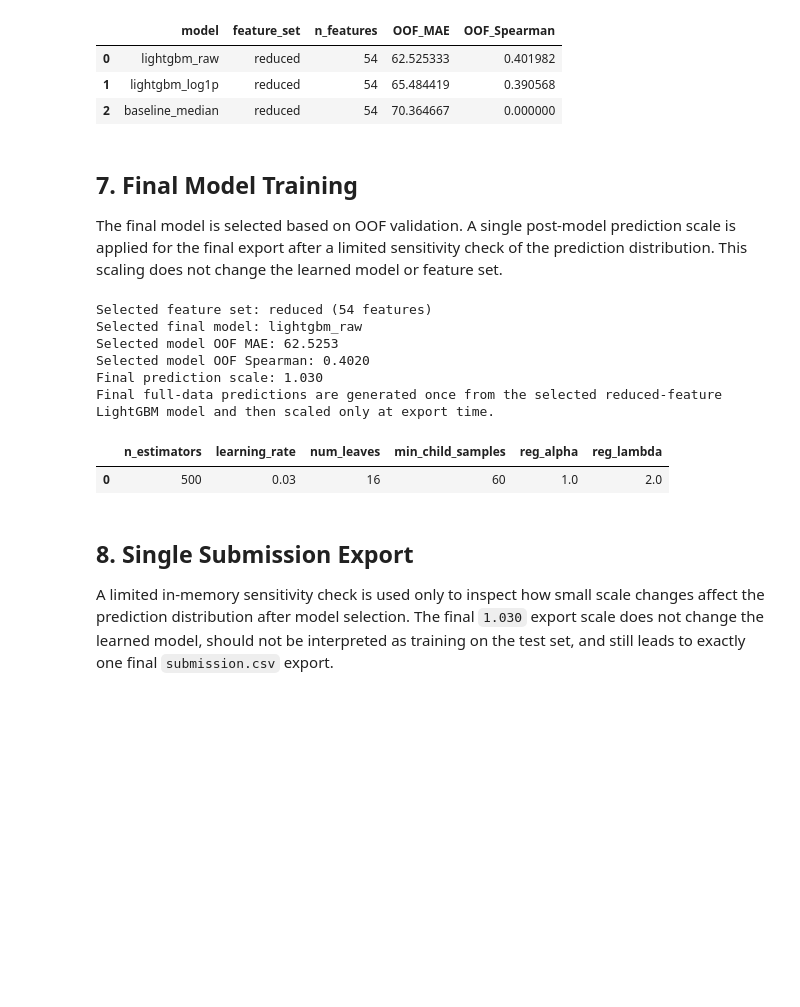
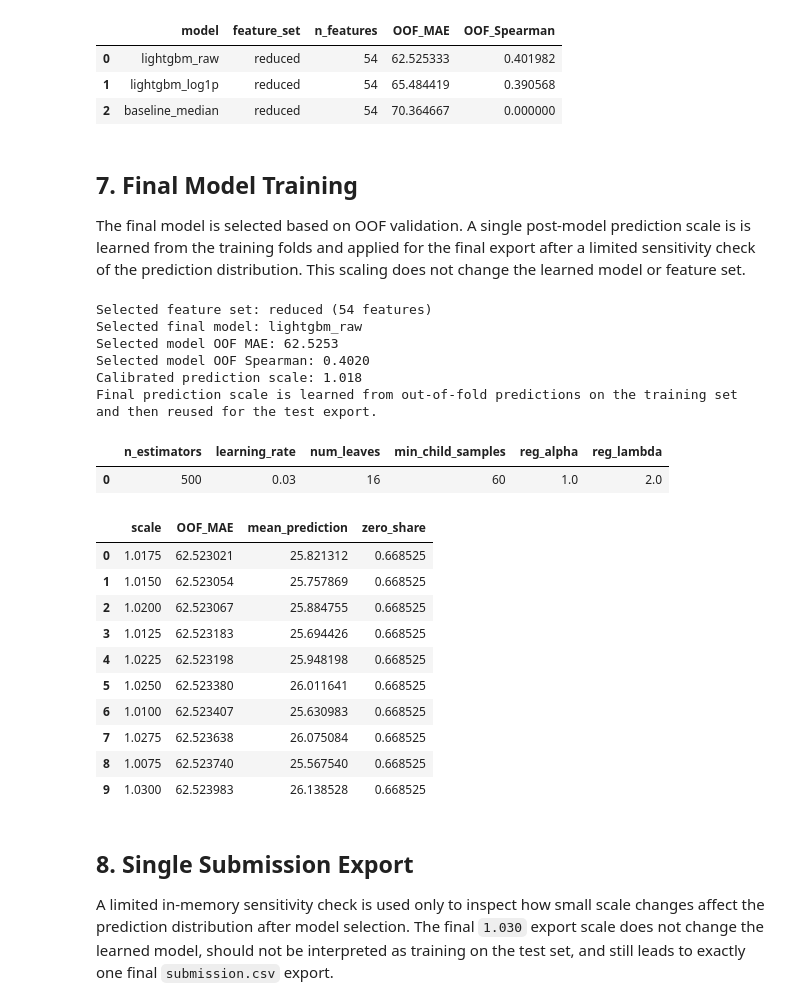
Before and after one commit to milan-devlieger/Advanced-Analytics-in-Business, a Jupyter notebook: Assignment 1/notebooks/assignment1_clv.ipynb, the cells around one changed output. Cells and saved outputs as stored; diff of their text form; code cells hidden in the pictures; blank space fills up the shorter version.

```diff
--- a/Assignment 1/notebooks/assignment1_clv.ipynb
+++ b/Assignment 1/notebooks/assignment1_clv.ipynb
@@ -482,11 +482,32 @@ OOF model comparison:
 # %% [markdown]
 ## 7. Final Model Training
 
-The final model is selected based on OOF validation. A single post-model prediction scale is applied for the final export after a limited sensitivity check of the prediction distribution. This scaling does not change the learned model or feature set.
+The final model is selected based on OOF validation. A single post-model prediction scale is is learned from the training folds and applied for the final export after a limited sensitivity check of the prediction distribution. This scaling does not change the learned model or feature set.
 # %%
 best_model_name = "lightgbm_raw"
 final_prediction_strategy_name = "lightgbm_raw"
-FINAL_PREDICTION_SCALE = 1.030
+
+
+SCALE_GRID = np.linspace(0.90, 1.10, 81)
+
+
+def calibrate_prediction_scale(y_true, oof_predictions, candidate_scales=SCALE_GRID):
+    calibration_rows = []
+    for scale in candidate_scales:
+        calibrated_oof = np.clip(oof_predictions * scale, 0, None)
+        calibration_rows.append({
+            "scale": float(scale),
+            "OOF_MAE": mean_absolute_error(y_true, calibrated_oof),
+            "mean_prediction": float(calibrated_oof.mean()),
+            "zero_share": float((calibrated_oof == 0).mean()),
+        })
+
+    calibration_table = pd.DataFrame(calibration_rows).sort_values(["OOF_MAE", "scale"], ascending=[True, True]).reset_index(drop=True)
+    best_row = calibration_table.iloc[0]
+    return float(best_row["scale"]), calibration_table
+
+
+FINAL_PREDICTION_SCALE, calibration_table = calibrate_prediction_scale(y_train_full, raw_oof)
 
 
 def fit_full_model_predictions(model_name, X_train, y_train, X_score):
@@ -495,37 +516,49 @@ def fit_full_model_predictions(model_name, X_train, y_train, X_score):
     if model_name == "lightgbm_raw":
         model = build_lgbm_model(objective="mae", random_state=RANDOM_STATE)
         model.fit(X_train, y_train)
         return np.clip(np.asarray(model.predict(X_score), dtype=float), 0, None)
     if model_name == "lightgbm_log1p":
         model = build_lgbm_model(objective="regression", random_state=RANDOM_STATE)
         model.fit(X_train, np.log1p(y_train))
         return np.clip(np.expm1(model.predict(X_score)), 0, None)
     raise ValueError(f"Unknown model_name: {model_name}")
 
 
 base_predictions = fit_full_model_predictions(
     best_model_name,
     X_train_selected,
     y_train_full,
     X_test_selected,
 )
 
 print(f"Selected feature set: {selected_feature_set_name} ({len(selected_feature_cols)} features)")
 print(f"Selected final model: {final_prediction_strategy_name}")
 print(f"Selected model OOF MAE: {selected_model_row['OOF_MAE']:.4f}")
 print(f"Selected model OOF Spearman: {selected_model_row['OOF_Spearman']:.4f}")
-print(f"Final prediction scale: {FINAL_PREDICTION_SCALE:.3f}")
-print("Final full-data predictions are generated once from the selected reduced-feature LightGBM model and then scaled only at export time.")
+print(f"Calibrated prediction scale: {FINAL_PREDICTION_SCALE:.3f}")
+print("Final prediction scale is learned from out-of-fold predictions on the training set and then reused for the test export.")
 display(pd.DataFrame([FINAL_LIGHTGBM_CONFIG]))
+display(calibration_table.head(10))
 # %% [output]
 Selected feature set: reduced (54 features)
 Selected final model: lightgbm_raw
 Selected model OOF MAE: 62.5253
 Selected model OOF Spearman: 0.4020
-Final prediction scale: 1.030
-Final full-data predictions are generated once from the selected reduced-feature LightGBM model and then scaled only at export time.
+Calibrated prediction scale: 1.018
+Final prediction scale is learned from out-of-fold predictions on the training set and then reused for the test export.
 |  | n_estimators | learning_rate | num_leaves | min_child_samples | reg_alpha | reg_lambda |
 | 0 | 500 | 0.03 | 16 | 60 | 1.0 | 2.0 |
+|  | scale | OOF_MAE | mean_prediction | zero_share |
+| 0 | 1.0175 | 62.523021 | 25.821312 | 0.668525 |
+| 1 | 1.0150 | 62.523054 | 25.757869 | 0.668525 |
+| 2 | 1.0200 | 62.523067 | 25.884755 | 0.668525 |
+| 3 | 1.0125 | 62.523183 | 25.694426 | 0.668525 |
+| 4 | 1.0225 | 62.523198 | 25.948198 | 0.668525 |
+| 5 | 1.0250 | 62.523380 | 26.011641 | 0.668525 |
+| 6 | 1.0100 | 62.523407 | 25.630983 | 0.668525 |
+| 7 | 1.0275 | 62.523638 | 26.075084 | 0.668525 |
+| 8 | 1.0075 | 62.523740 | 25.567540 | 0.668525 |
+| 9 | 1.0300 | 62.523983 | 26.138528 | 0.668525 |
 # %% [markdown]
 ## 8. Single Submission Export
 
```
Also changed, not shown: parts of 3 cells of this notebook, 1 other file.
